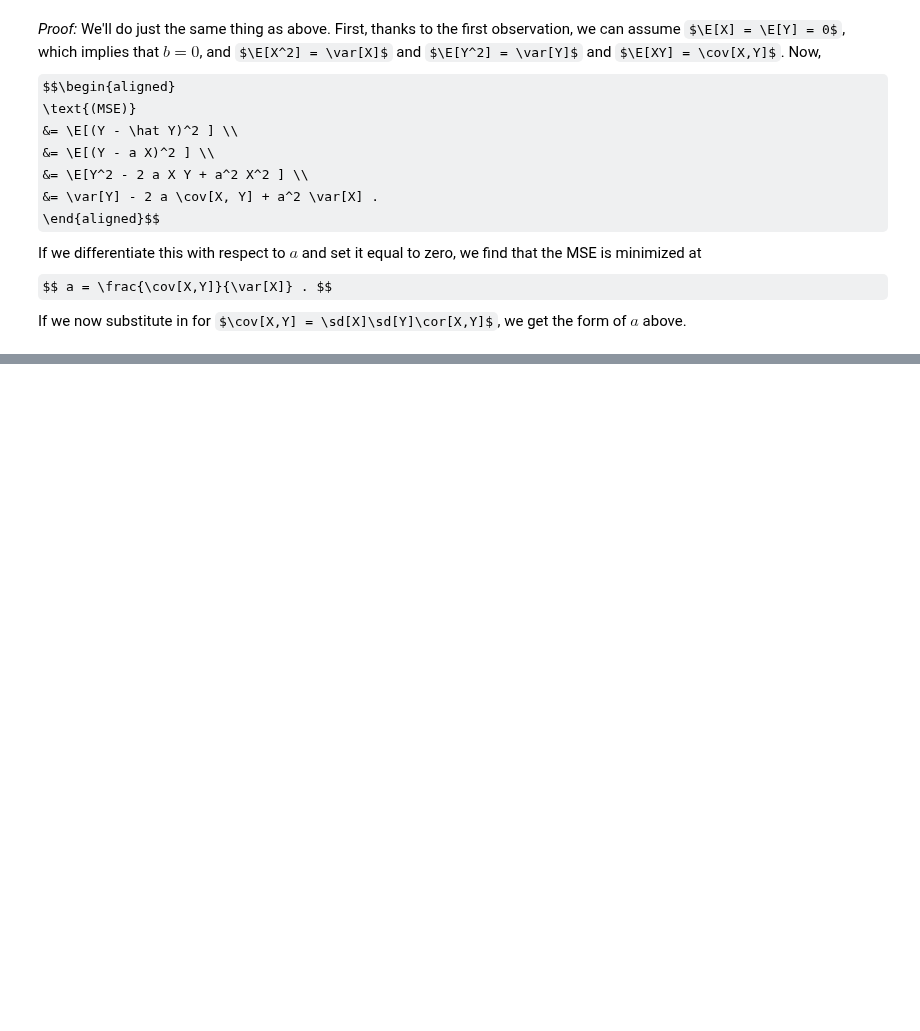
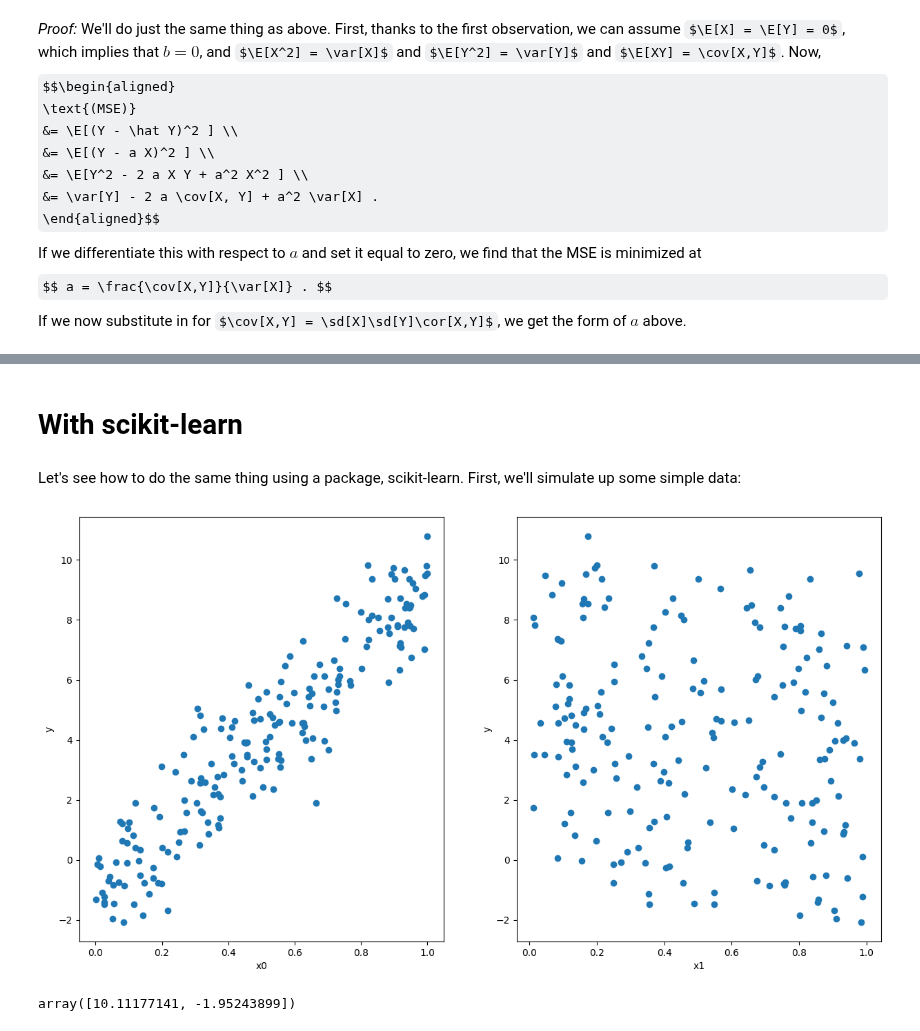
Before and after one commit to UOdsci/dsci345, a Jupyter notebook: class_material/slides/Week_07_Linear_models.ipynb, the cells around one changed output, grey strips where cells are left out. Drawn from its saved outputs; the diff is of its cells as text; code cells hidden in the pictures; some formulas as TeX source; blank space fills up the shorter version.

```diff
--- a/class_material/slides/Week_07_Linear_models.ipynb
+++ b/class_material/slides/Week_07_Linear_models.ipynb
@@ -123,0 +332,24 @@ we get the form of $a$ above.
+# %% [markdown]
+# With scikit-learn
+# %% [markdown]
+Let's see how to do the same thing using a package, scikit-learn.
+First, we'll simulate up some simple data:
+# %%
+n = 200
+k = 2
+x = rng.uniform(size=(n, k))
+beta = [10, -2]
+y = x.dot(beta) + rng.normal(size=n)
+
+fig, (ax1, ax2) = plt.subplots(1, 2)
+ax1.scatter(x[:,0], y); ax1.set_xlabel(f"x0"); ax1.set_ylabel("y")
+ax2.scatter(x[:,1], y); ax2.set_xlabel(f"x1"); ax2.set_ylabel("y");
+# %% [output]
+[figure, added]
+# %%
+from sklearn import linear_model
+line_reg = linear_model.LinearRegression(fit_intercept=True)
+line_reg.fit(x, y)
+line_reg.coef_
+# %% [output]
+array([10.11177141, -1.95243899])
```
Also changed, not shown: parts of 22 cells of this notebook, 3 other files.
